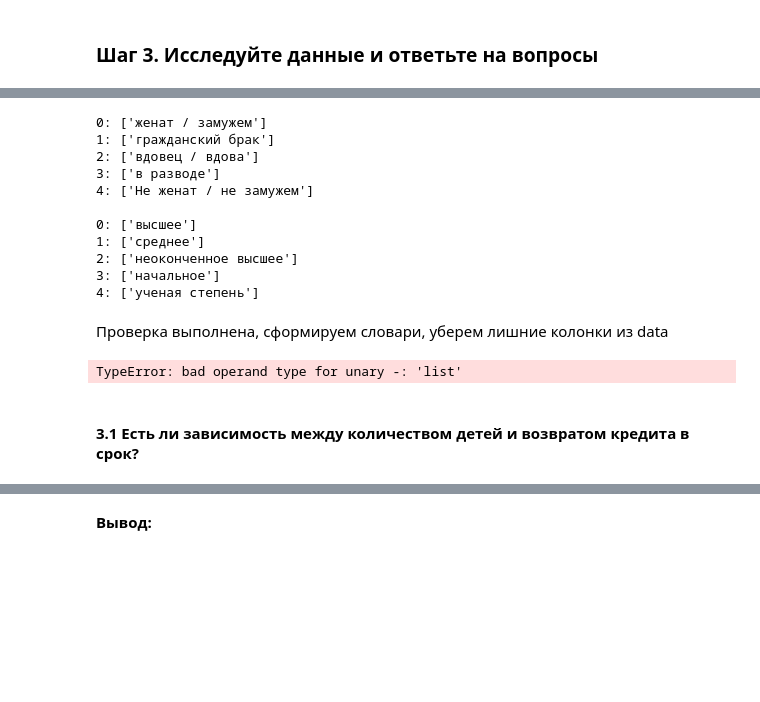
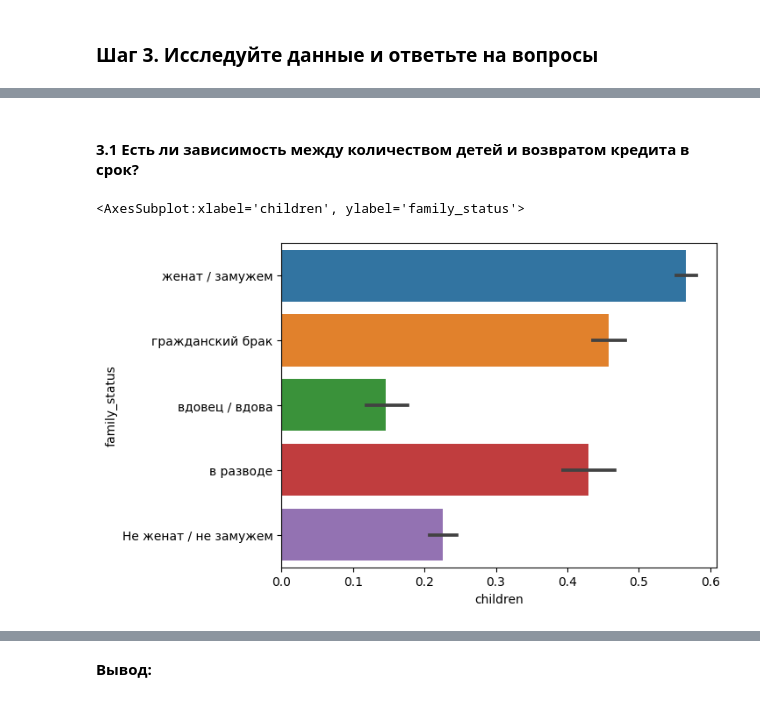
Before and after one commit to ndelenyan/practicum, a Jupyter notebook: sprint4/sprint4.ipynb, the cells around one changed output, grey strips where cells are left out. Cells and saved outputs as stored; diff of their text form; code cells hidden in the pictures; blank space fills up the shorter version.

```diff
--- a/sprint4/sprint4.ipynb
+++ b/sprint4/sprint4.ipynb
@@ -266,37 +260,2 @@ data['purpose_category'] = data['purpose'].apply(categorize_purpose)
-# %%
-family = data[['family_status', 'family_status_id']]
-for id in family['family_status_id'].unique():
-    print(f"{id}: {family[family['family_status_id'] == id]['family_status'].unique()}")
-print()
-education = data[['education', 'education_id']]
-for id in education['education_id'].unique():
-    print(f"{id}: {education[education['education_id'] == id]['education'].unique()}")
-# %% [output]
-0: ['женат / замужем']
-1: ['гражданский брак']
-2: ['вдовец / вдова']
-3: ['в разводе']
-4: ['Не женат / не замужем']
-
-0: ['высшее']
-1: ['среднее']
-2: ['неоконченное высшее']
-3: ['начальное']
-4: ['ученая степень']
-# %% [markdown]
-Проверка выполнена, сформируем словари, уберем лишние колонки из data
-# %%
-family_dict = {}
-for id in family['family_status_id'].unique():
-    family_dict[id] = family[family['family_status_id'] == id]['family_status'].unique()[0]
-education_dict = {}
-for id in education['education_id'].unique():
-    education_dict[id]= education[education['education_id'] == id]['education'].unique()[0]
-
-#print(family_dict, education_dict, sep='\n')
-
-# data = data[-['education', 'family_status']]
-# %% [output]
-TypeError: bad operand type for unary -: 'list'
 # %% [markdown]
 #### 3.1 Есть ли зависимость между количеством детей и возвратом кредита в срок?
@@ -302,0 +264,5 @@ TypeError: bad operand type for unary -: 'list'
+# %%
+sb.barplot(data=data, y='family_status', x='children', orient='h')
+# %% [output]
+<AxesSubplot:xlabel='children', ylabel='family_status'>
+[figure, added]
```
Also changed, not shown: parts of 8 cells of this notebook.
